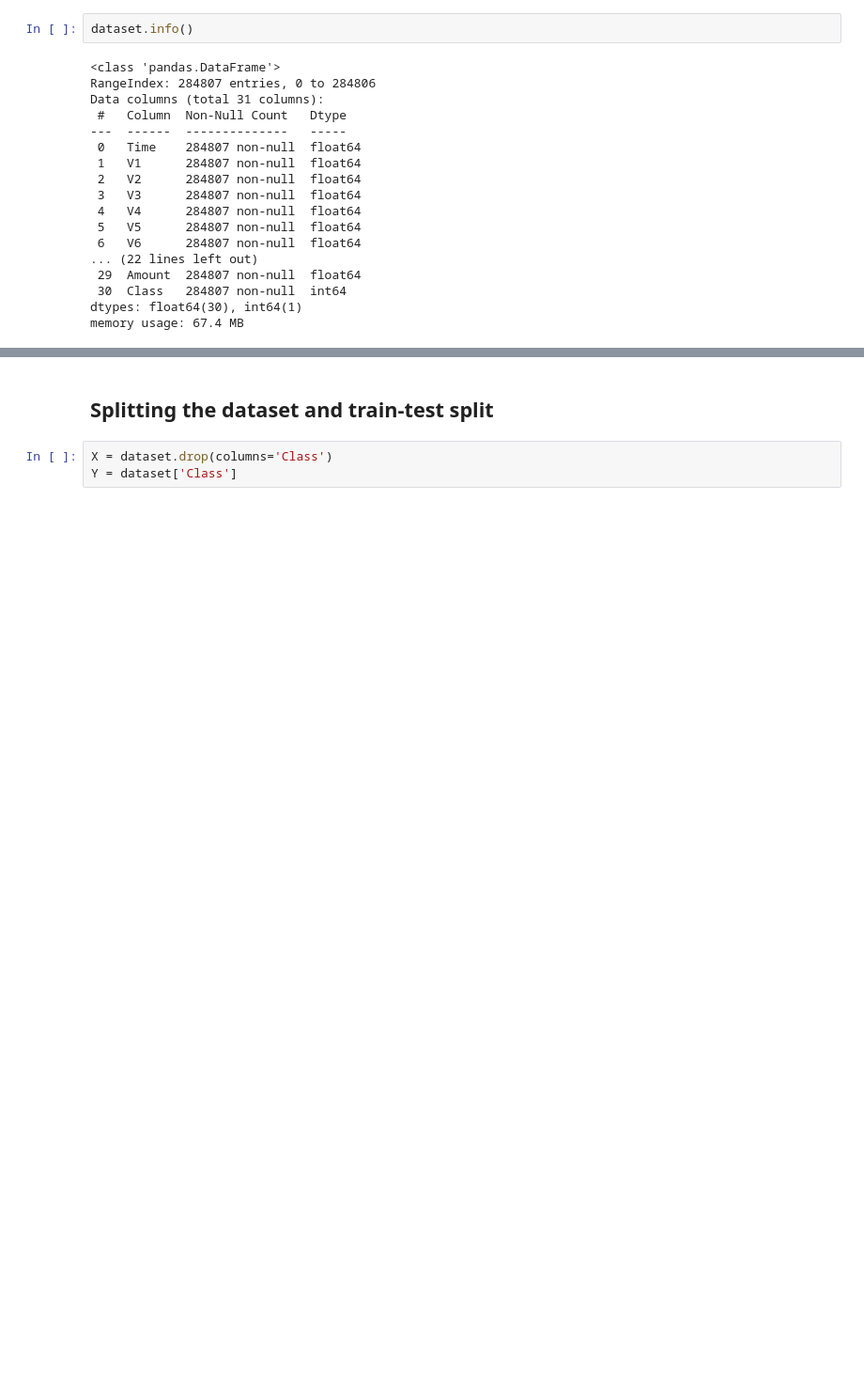
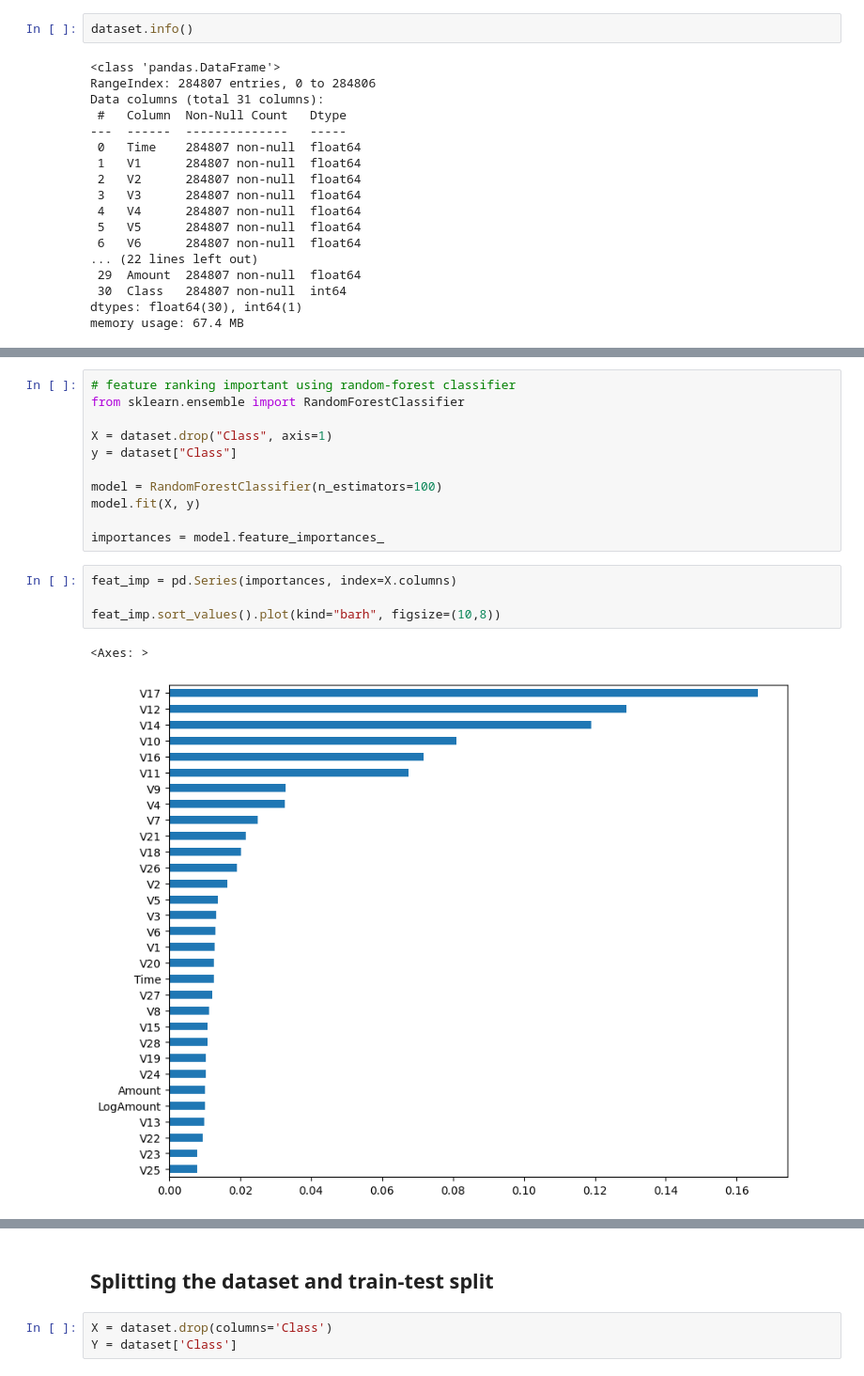
Before and after one commit to YashCee7/CreditCard_Fraud, a Jupyter notebook: Notebook/source.ipynb, the cells around one changed output, grey strips where cells are left out. Shown at 94% size. Drawn from its saved outputs; the diff is of its cells as text; blank space fills up the shorter version.

```diff
--- a/Notebook/source.ipynb
+++ b/Notebook/source.ipynb
@@ -180,0 +197,18 @@ plt.legend()
+# %%
+# feature ranking important using random-forest classifier
+from sklearn.ensemble import RandomForestClassifier
+
+X = dataset.drop("Class", axis=1)
+y = dataset["Class"]
+
+model = RandomForestClassifier(n_estimators=100)
+model.fit(X, y)
+
+importances = model.feature_importances_
+# %%
+feat_imp = pd.Series(importances, index=X.columns)
+
+feat_imp.sort_values().plot(kind="barh", figsize=(10,8))
+# %% [output]
+<Axes: >
+[figure, added]
```
Also changed, not shown: parts of 63 cells of this notebook, 5 other files.
